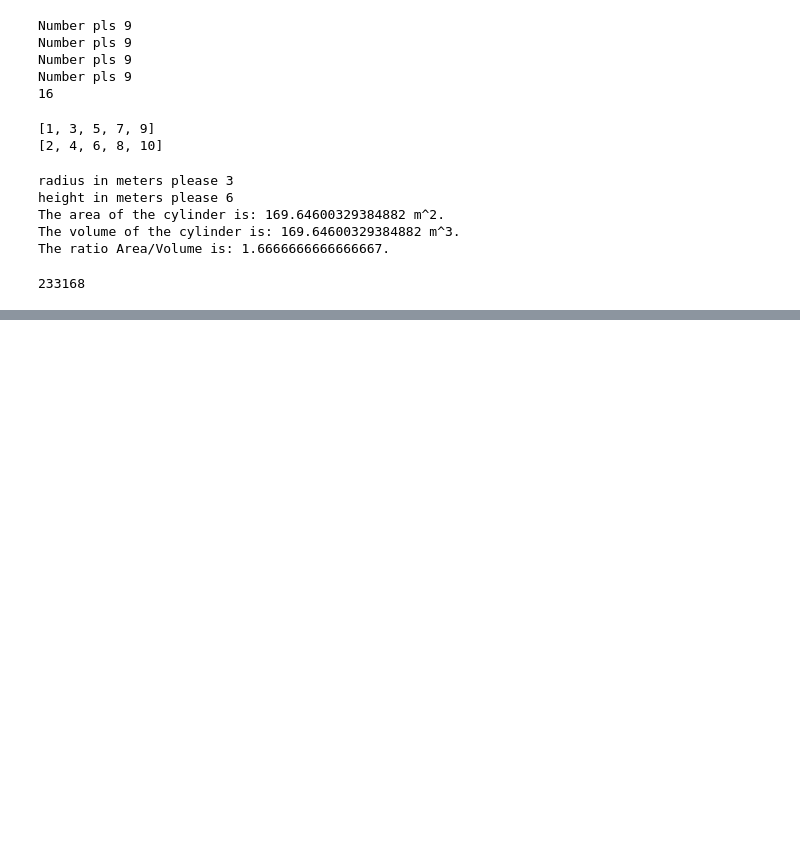
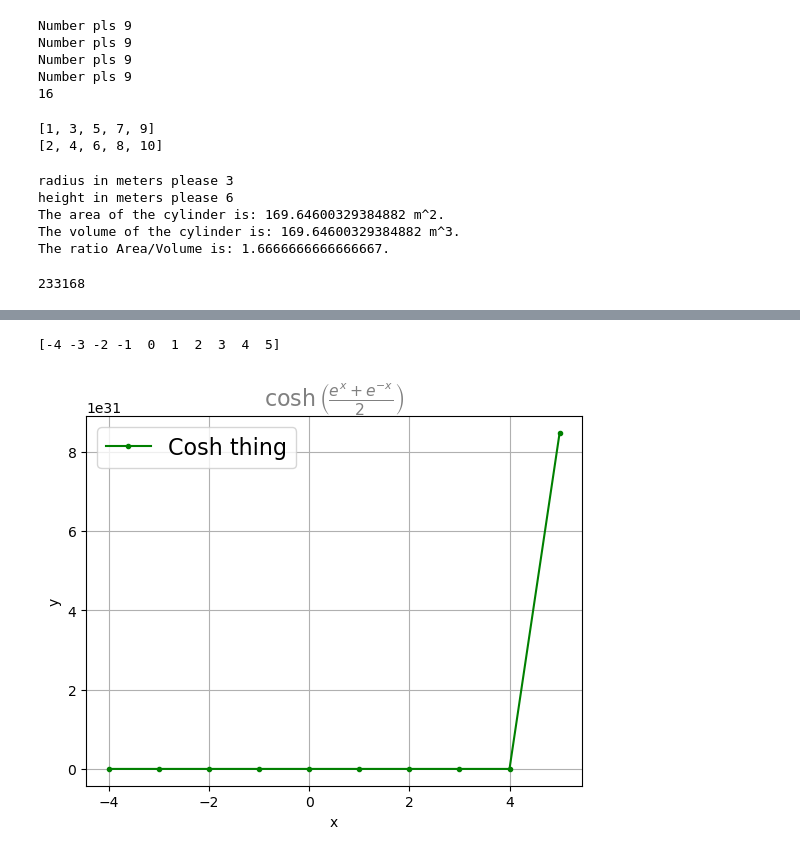
Before and after one commit to wendyr07/PROGNUM-repo, a Jupyter notebook: Task3/Notebooks/Week_3_sessions.ipynb, the cells around one changed output, grey strips where cells are left out. Drawn from its saved outputs; the diff is of its cells as text; code cells hidden in the pictures; blank space fills up the shorter version.

```diff
--- a/Task3/Notebooks/Week_3_sessions.ipynb
+++ b/Task3/Notebooks/Week_3_sessions.ipynb
@@ -236,0 +450,17 @@ multiples(1000)
+# %%
+#3.22
+#formula = cosh((e^x + e^-x)/2)
+x = np.arange(-4,6)
+print(x)
+y = np.cosh((np.exp(x) + np.exp(-x)) / 2)
+
+plt.plot(x, y, marker="o", color="g", markersize=3, label="Cosh thing")
+plt.title(r"$\cosh\left(\frac{e^{x}+e^{-x}}{2}\right)$", fontsize=16, color="gray")
+plt.xlabel("x")
+plt.ylabel("y")
+plt.legend(fontsize=16)
+plt.grid()
+plt.show()
+# %% [output]
+[-4 -3 -2 -1  0  1  2  3  4  5]
+[figure, added]
```
Also changed, not shown: parts of 13 cells of this notebook.
